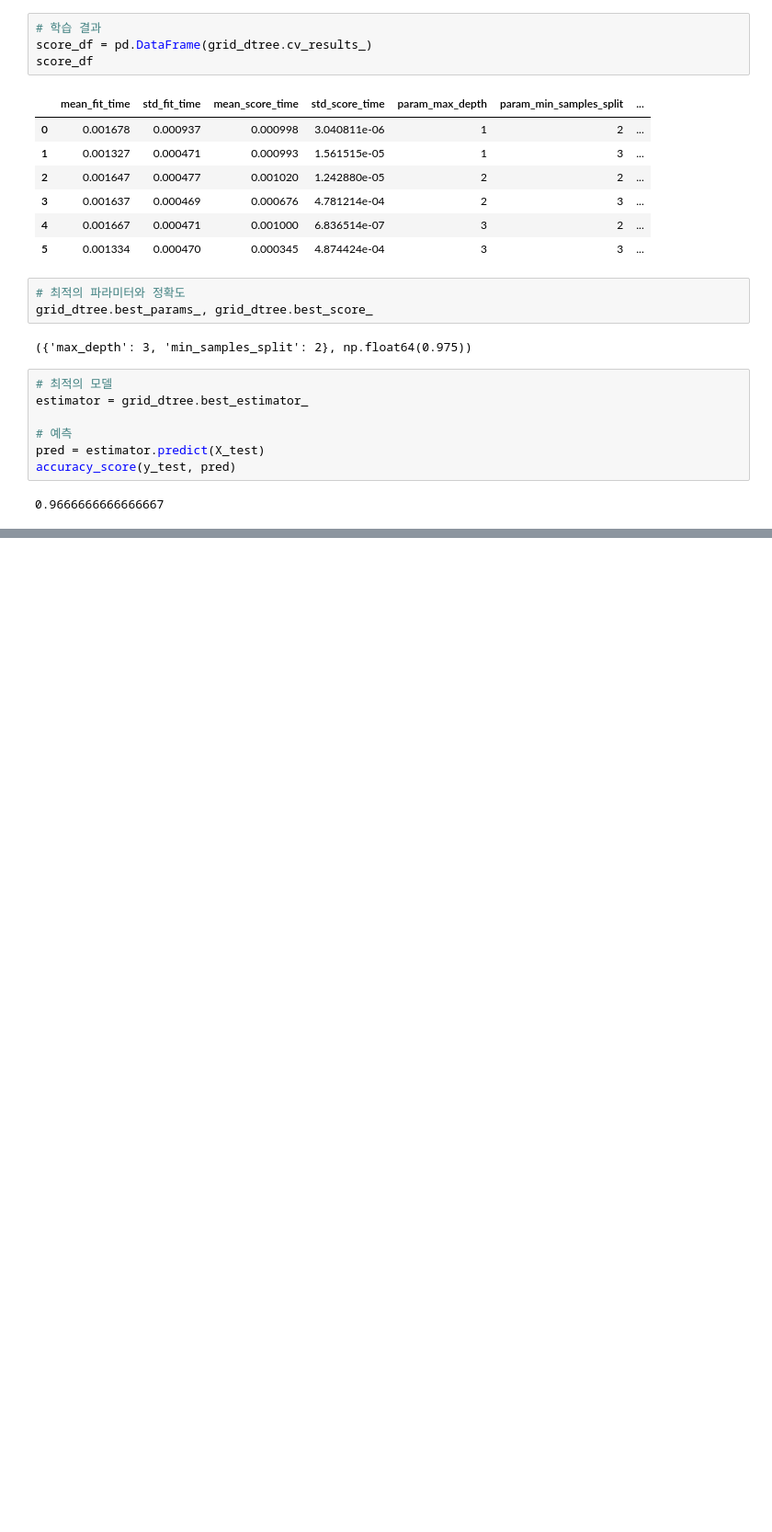
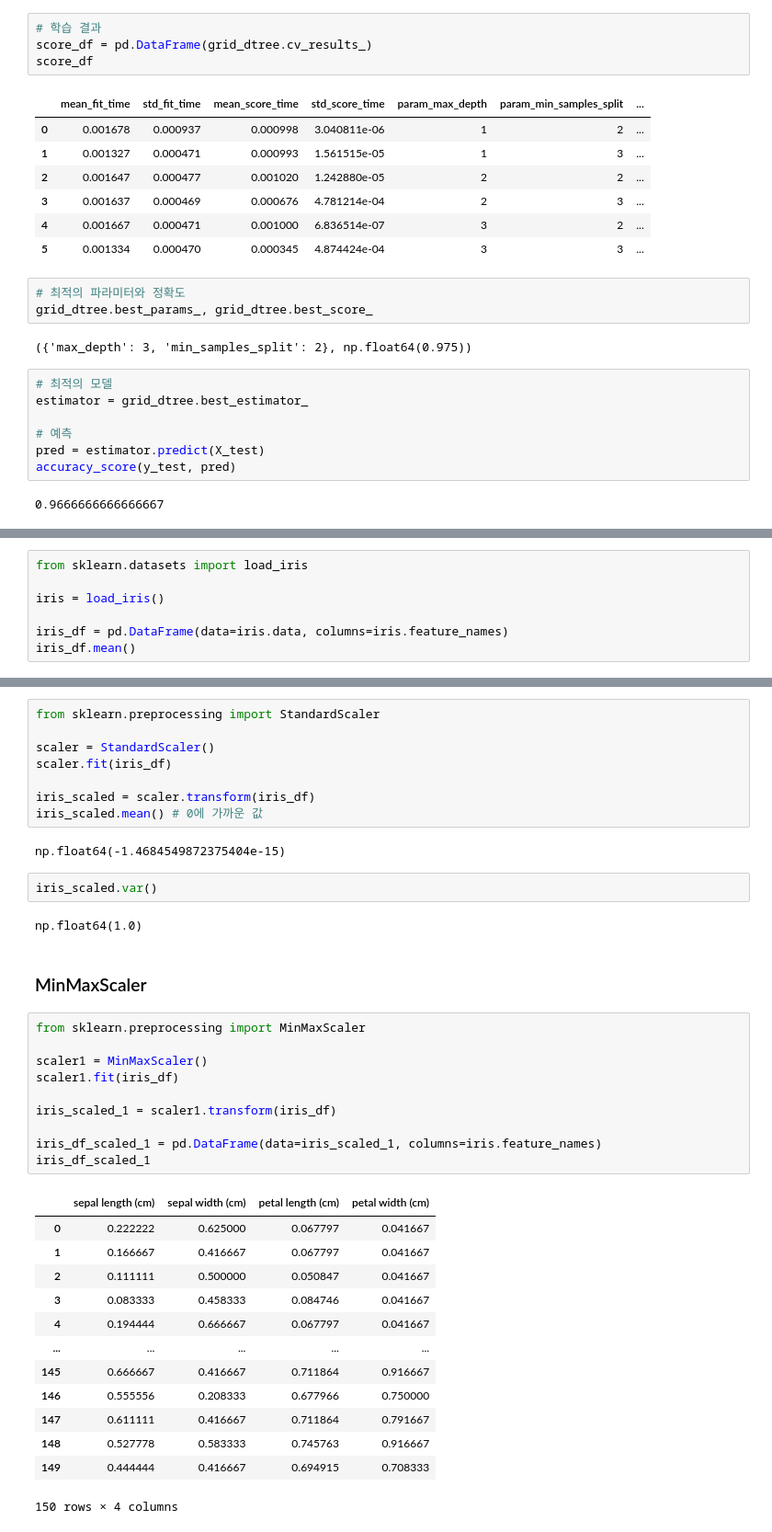
Before and after one commit to HyeonjiKim-edu/ML, a Jupyter notebook: 02_ML_start.ipynb, the cells around one changed output, grey strips where cells are left out. Shown: that part at 92% size. Saved outputs shown, nothing was run; the diff lists cells and outputs as text; blank space fills up the shorter version.

```diff
--- a/02_ML_start.ipynb
+++ b/02_ML_start.ipynb
@@ -270,0 +273,7 @@ accuracy_score(y_test, pred)
+# %%
+from sklearn.datasets import load_iris
+
+iris = load_iris()
+
+iris_df = pd.DataFrame(data=iris.data, columns=iris.feature_names)
+iris_df.mean()
@@ -270,0 +294,40 @@ accuracy_score(y_test, pred)
+# %%
+from sklearn.preprocessing import StandardScaler
+
+scaler = StandardScaler()
+scaler.fit(iris_df)
+
+iris_scaled = scaler.transform(iris_df)
+iris_scaled.mean() # 0에 가까운 값
+# %% [output]
+np.float64(-1.4684549872375404e-15)
+# %%
+iris_scaled.var()
+# %% [output]
+np.float64(1.0)
+# %% [markdown]
+### MinMaxScaler
+# %%
+from sklearn.preprocessing import MinMaxScaler
+
+scaler1 = MinMaxScaler()
+scaler1.fit(iris_df)
+
+iris_scaled_1 = scaler1.transform(iris_df)
+
+iris_df_scaled_1 = pd.DataFrame(data=iris_scaled_1, columns=iris.feature_names)
+iris_df_scaled_1
+# %% [output]
+|  | sepal length (cm) | sepal width (cm) | petal length (cm) | petal width (cm) |
+| 0 | 0.222222 | 0.625000 | 0.067797 | 0.041667 |
+| 1 | 0.166667 | 0.416667 | 0.067797 | 0.041667 |
+| 2 | 0.111111 | 0.500000 | 0.050847 | 0.041667 |
+| 3 | 0.083333 | 0.458333 | 0.084746 | 0.041667 |
+| 4 | 0.194444 | 0.666667 | 0.067797 | 0.041667 |
+| ... | ... | ... | ... | ... |
+| 145 | 0.666667 | 0.416667 | 0.711864 | 0.916667 |
+| 146 | 0.555556 | 0.208333 | 0.677966 | 0.750000 |
+| 147 | 0.611111 | 0.416667 | 0.711864 | 0.791667 |
+| 148 | 0.527778 | 0.583333 | 0.745763 | 0.916667 |
+| 149 | 0.444444 | 0.416667 | 0.694915 | 0.708333 |
+150 rows × 4 columns
```
Also changed, not shown: parts of 4 cells of this notebook.
